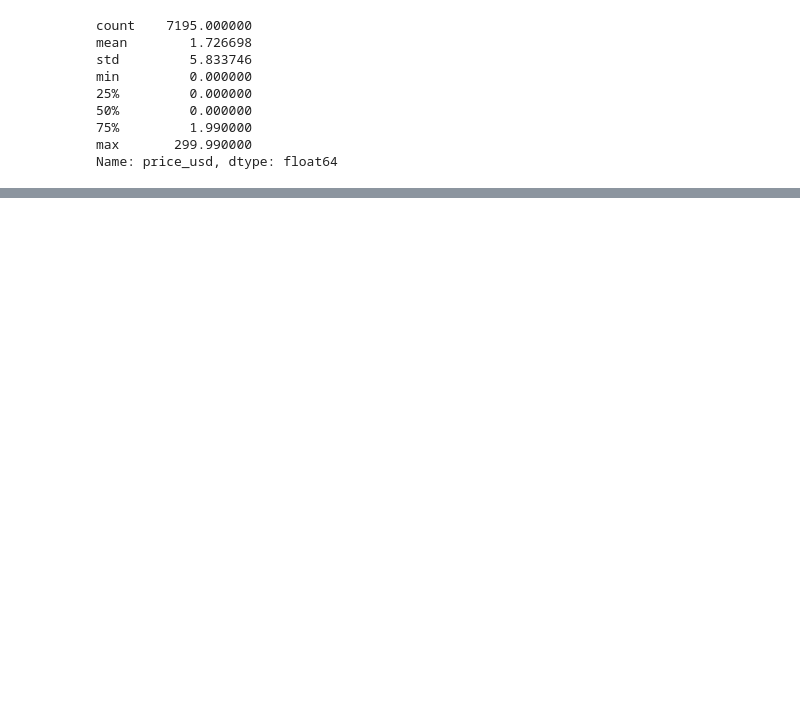
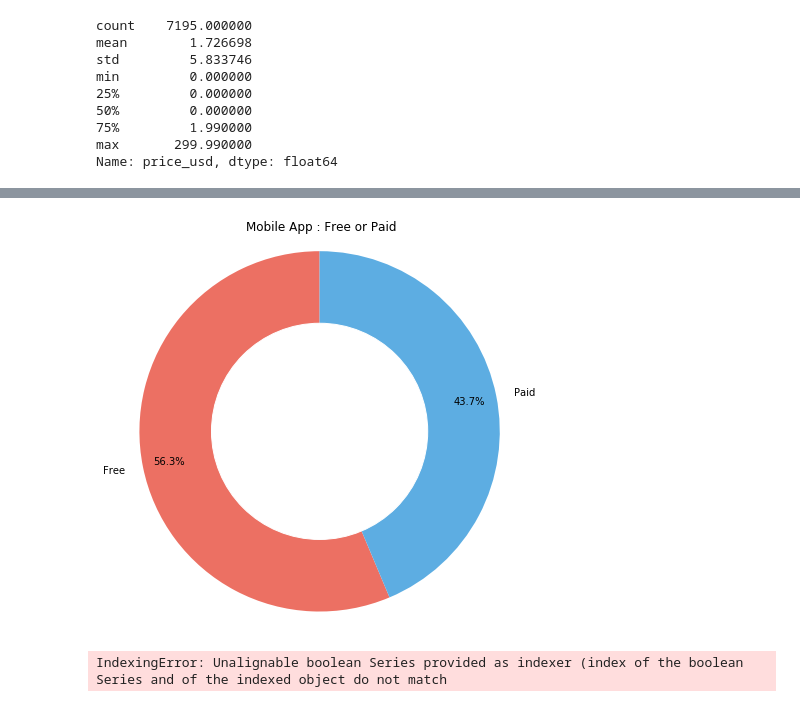
Before and after one commit to agchen92/AppleAppStore, a Jupyter notebook: AppleAppStore.ipynb, the cells around one changed output, grey strips where cells are left out. Saved outputs shown, nothing was run; the diff lists cells and outputs as text; code cells hidden in the pictures; blank space fills up the shorter version.

```diff
--- a/AppleAppStore.ipynb
+++ b/AppleAppStore.ipynb
@@ -314 +411,37 @@ Name: price_usd, dtype: float64
+# %%
+#Let's visualize this as a donut pie chart for clarity.
+plt.figure(figsize=(6,6))
+plt.pie(freepaid_df.loc[:,'Number of Apps'],colors=['#EC7063','#5DADE2'],labels=freepaid_df.loc[:,'Payment Type'],
+        autopct='%1.1f%%', pctdistance=0.85, startangle=90)
+
+#Drawing center white circle for the donut chart.
+center_circle = plt.Circle((0,0),0.6,color='white')
+fig = plt.gcf()
+fig.gca().add_artist(center_circle)
+
+#Showing final pie chart.
+plt.gca().set_title('Mobile App : Free or Paid')
+plt.axis('equal')
+plt.tight_layout()
+plt.show()
+# %% [output]
+[figure, added]
+# %%
+#Great! Now I can see that Free apps dominate the app store with about 56.3% store share and 43.7% of all the apps are
+#paid mobile apps. To get a deeper insight of how genres and pricing method ties together, I will make a bar and pie
+#showing paid/free percentages for the top 5 genres.
+
+#Free
+top5=('Genre',['Games','Entertainment','Education','Productivity','Photo & Video'])
+fptop5=[]
+
+for genre in top5:
+    holder=[]
+    category_bool=appstore_c.loc[:,'prime_genre']==genre
+    free_bool=appstore_c.loc[category_bool,'price_usd']==0
+    paid_bool=appstore_c.loc[category_bool,'price_usd']!=0
+    free_apps=appstore_c.loc[free_bool,'price_usd'].count()
+    paid_apps=appstore_c.loc[paid_bool,'price_usd'].count()
+# %% [output]
+IndexingError: Unalignable boolean Series provided as indexer (index of the boolean Series and of the indexed object do not match
 # %%
```
Also changed, not shown: parts of 14 cells of this notebook.
